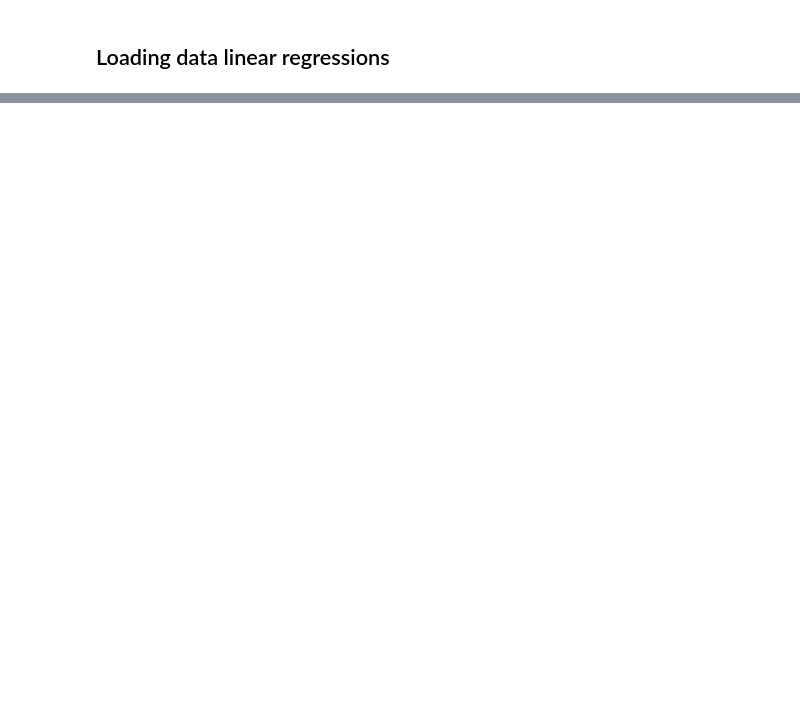
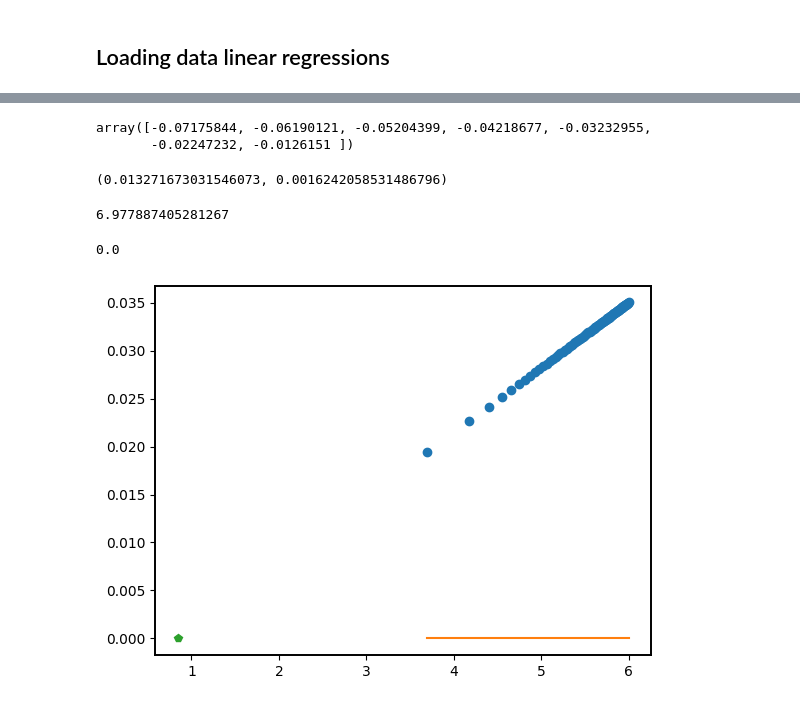
Before and after one commit to JuniorAlencar/TsallisNetwork, a Jupyter notebook: scripts/jupyter/shortespath.ipynb, the cells around one changed output, grey strips where cells are left out. Cells and saved outputs as stored; diff of their text form; code cells hidden in the pictures; blank space fills up the shorter version.

```diff
--- a/scripts/jupyter/shortespath.ipynb
+++ b/scripts/jupyter/shortespath.ipynb
@@ -585,0 +612,51 @@ plt.show()
+# %%
+Y = Linear_regression(np.log10(N_values), ass_alpha_a_2d[0], err_ass_2d[0], Parameter=False)
+Y
+# %% [output]
+array([-0.07175844, -0.06190121, -0.05204399, -0.04218677, -0.03232955,
+       -0.02247232, -0.0126151 ])
+# %%
+def t(x, a, b):
+    return a*np.log10(x) + b
+# %%
+parms = Linear_regression(np.log10(N_values), ass_alpha_a_1d[1], err_ass_1d[1], Parameter=True)
+
+a, b = parms[0], parms[1]
+a_err, b_err = parms[2], parms[3]
+
+my_x = np.linspace(5000, 10**6, 100)
+y_v = t(my_x, a, b)
+# N_L: value where R transitions from negative to positive is 10^(-b/a).
+
+# GPT error propagation,
+def error_propagation(a, b, sigma_a, sigma_b):
+    c = 10**(-b/a)
+    df_da = -(b / (a**2)) * c
+    df_db = (1 / a) * c * np.log(10)
+    sigma_c = np.sqrt((df_da * sigma_a)**2 + (df_db * sigma_b)**2)
+    return c, sigma_c
+
+a,a_err
+#c, c_err = error_propagation(a, b, a_err, b_err)
+#c, c_err
+# %% [output]
+(0.013271673031546073, 0.0016242058531486796)
+# %%
+x_L = 10**(-b/a)
+x_L
+# %% [output]
+6.977887405281267
+# %%
+y_L = model(x_L, a, b)
+y_L
+# %% [output]
+0.0
+# %%
+plt.plot(np.log10(my_x), y_v,'o')
+plt.plot(np.log10(my_x), np.zeros(len(np.log10(my_x))),'-')
+plt.plot( np.log10(x_L), y_L, 'p')
+#plt.plot(np.log10(N_values),Y)
+#plt.plot(np.log10(N_values), ass_alpha_a_2d[3],'o')
+plt.show()
+# %% [output]
+[figure, added]
```
Also changed, not shown: parts of 12 cells of this notebook, 6 other files.
